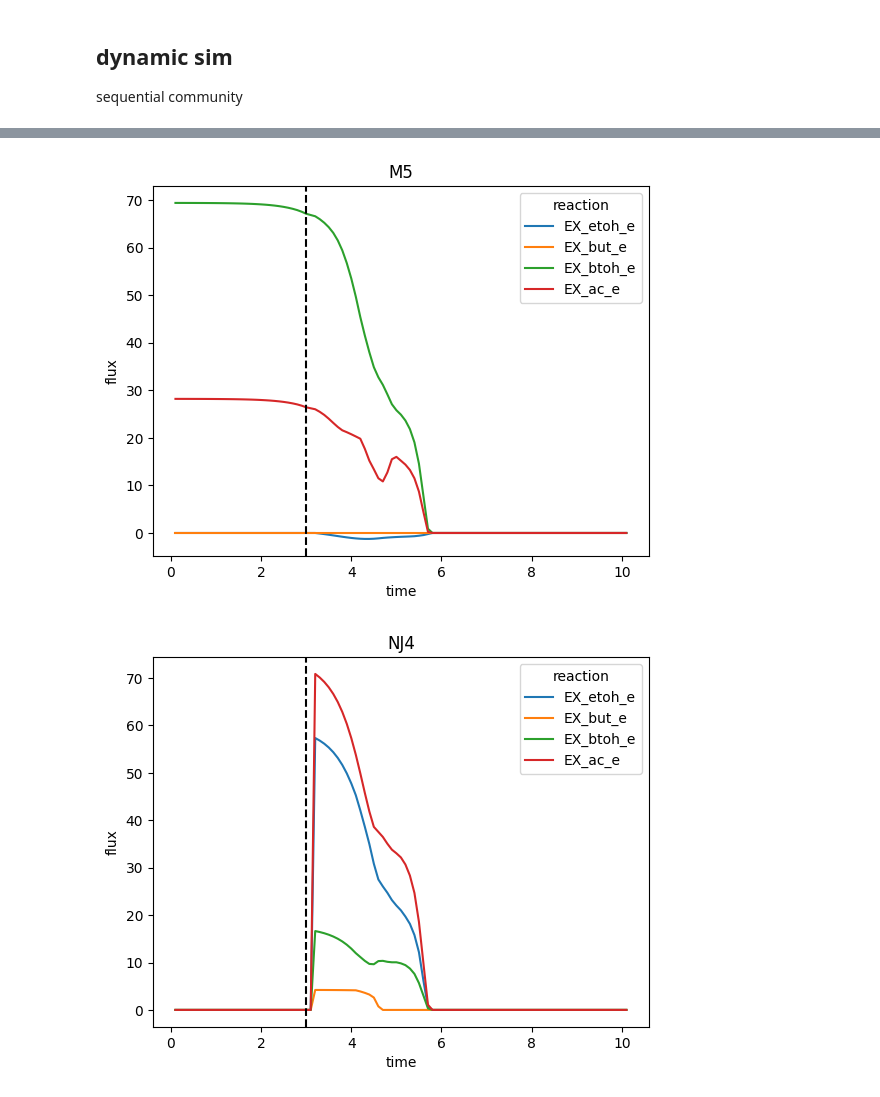
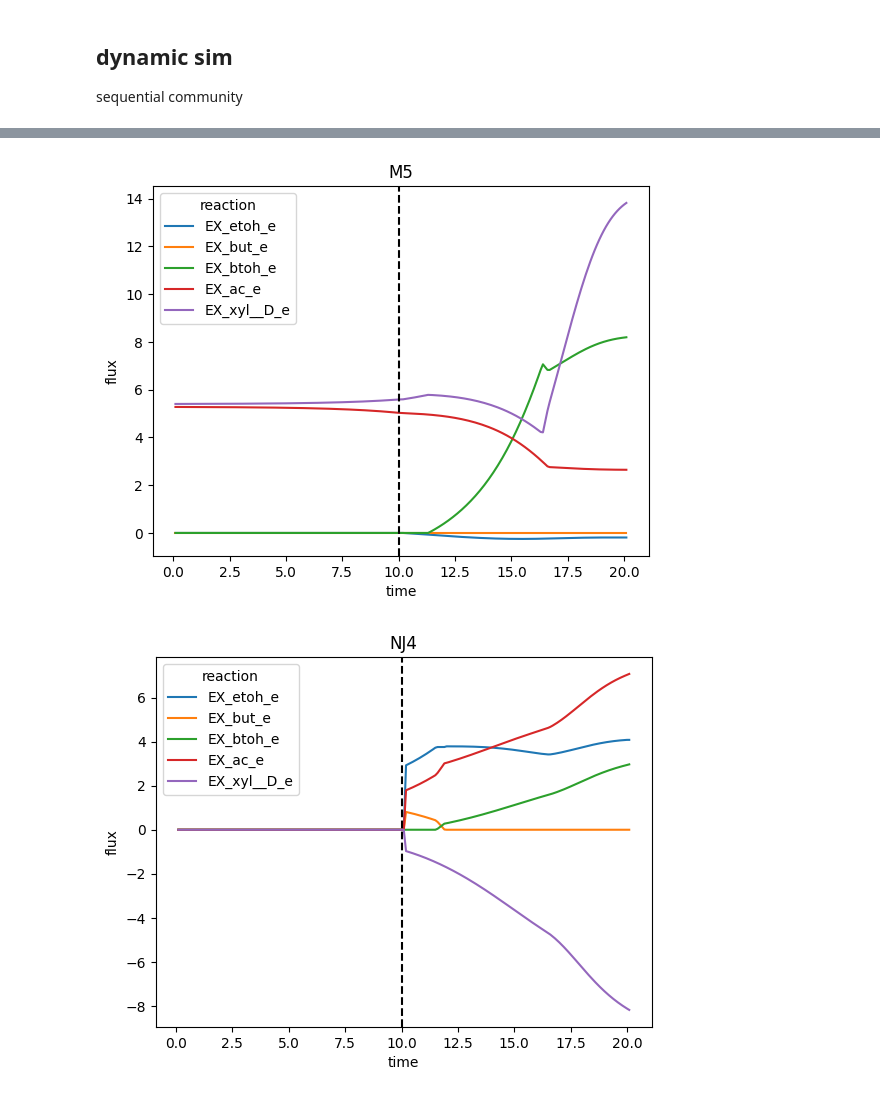
Before and after one commit to andreastallvik/BIOTBT3900, a Jupyter notebook: community_modelling/CBP_butanol/community_sim.ipynb, the cells around one changed output, grey strips where cells are left out. Saved outputs shown, nothing was run; the diff lists cells and outputs as text; code cells hidden in the pictures.

Commit message:
wip on kinetic params

```diff
--- a/community_modelling/CBP_butanol/community_sim.ipynb
+++ b/community_modelling/CBP_butanol/community_sim.ipynb
@@ -25,9 +25,9 @@ added_metabilotes = set(medium) - set(UNLIMITED_METABOLITES)
 added_metabilotes = {k:0.5 for k in added_metabilotes}
 
 # TODO: calculate xylan (60 g/L concentration) to an amount of moles that makes sense
-added_metabilotes["xylan4_e"] = 5
-#added_metabilotes["xylan8_e"] = 10
+added_metabilotes["xylan4_e"] = 2.5
+added_metabilotes["xylan8_e"] = 5
 
 #added_metabilotes["xyl__D_e"] = 2 #TODO: remove
 
-INOC_TIME = 3
+INOC_TIME = 10
@@ -37,5 +34,15 @@ kinetic_params = {"NJ4": {"vmax": {"EX_xyl__D_e": 10}}, "M5": {"vmax": {"EX_xyl_
+# %%
+# arbitrary values rn - trying to get the model to produce extracelullar xylose
+
+m5.reactions.XYLANabc.bounds = (0, 0)
+m5.reactions.XYLt2.bounds = (0, 5)
+m5.reactions.XYLabc.bounds = (0, 0)
+m5.reactions.XYLtex.bounds = (0, 0)
+
+nj4.reactions.XYLANabc.bounds = (0, 0)
 # %%
 from utils import comets_functions as cf
+from utils.kinetic_params import KINETIC_PARAMS
 
-first_sim, second_sim = cf.sequental_com(m5, nj4, init_medium=added_metabilotes, total_sim_time=10, inoc_time=INOC_TIME, initial_pop_m5=0.0001, kinetic_params=kinetic_params)
+first_sim, second_sim = cf.sequental_com(m5, nj4, init_medium=added_metabilotes, total_sim_time=20, inoc_time=INOC_TIME, initial_pop_m5=0.0001)
 # %% [output]
@@ -67,18 +74,18 @@ cf.plot_metabolites(metabolites_time_series=met, metabolites=metabolites, inoc_t
 # %%
 import matplotlib.pyplot as plt
 
-production_reactions = ["EX_etoh_e", "EX_but_e", "EX_btoh_e", "EX_ac_e"]
+production_reactions = ["EX_etoh_e", "EX_but_e", "EX_btoh_e", "EX_ac_e", "EX_xyl__D_e"]
 
 cf.plot_reaction_flux(fluxes=fluxes["M5"], reactions=production_reactions, inoc_time=INOC_TIME);
 plt.title('M5')
 plt.show()
 
 cf.plot_reaction_flux(fluxes=fluxes["NJ4"], reactions=production_reactions, inoc_time=INOC_TIME);
 plt.title('NJ4')
 plt.show()
 # %% [output]
-[figure, old version]
+[figure, new version]
-[figure, old version]
+[figure, new version]
 # %%
 cf.plot_biomass(total_biomass=bm, inoc_time=INOC_TIME)
 # %% [output]
```
Also changed, not shown: parts of 6 cells of this notebook, 1 other file.
